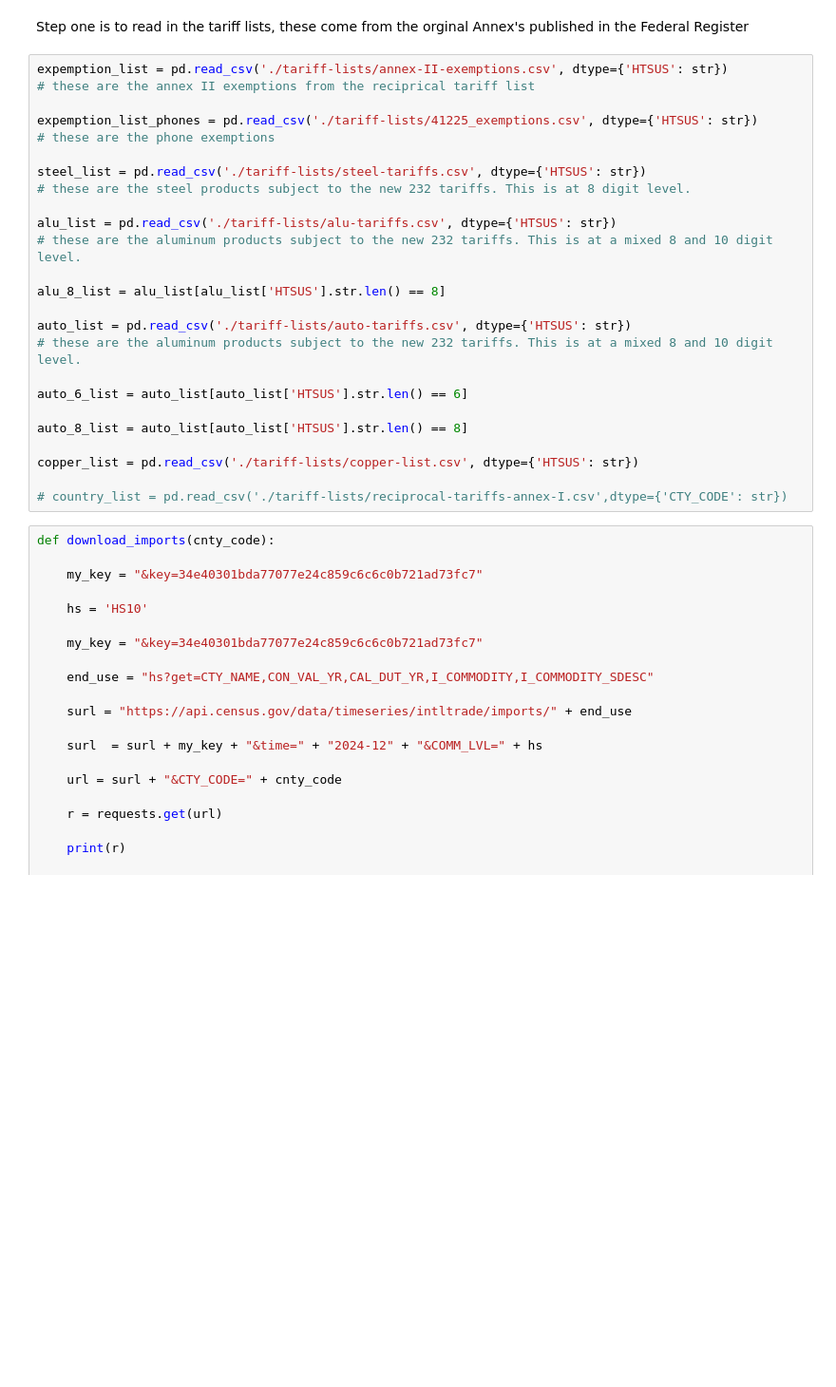
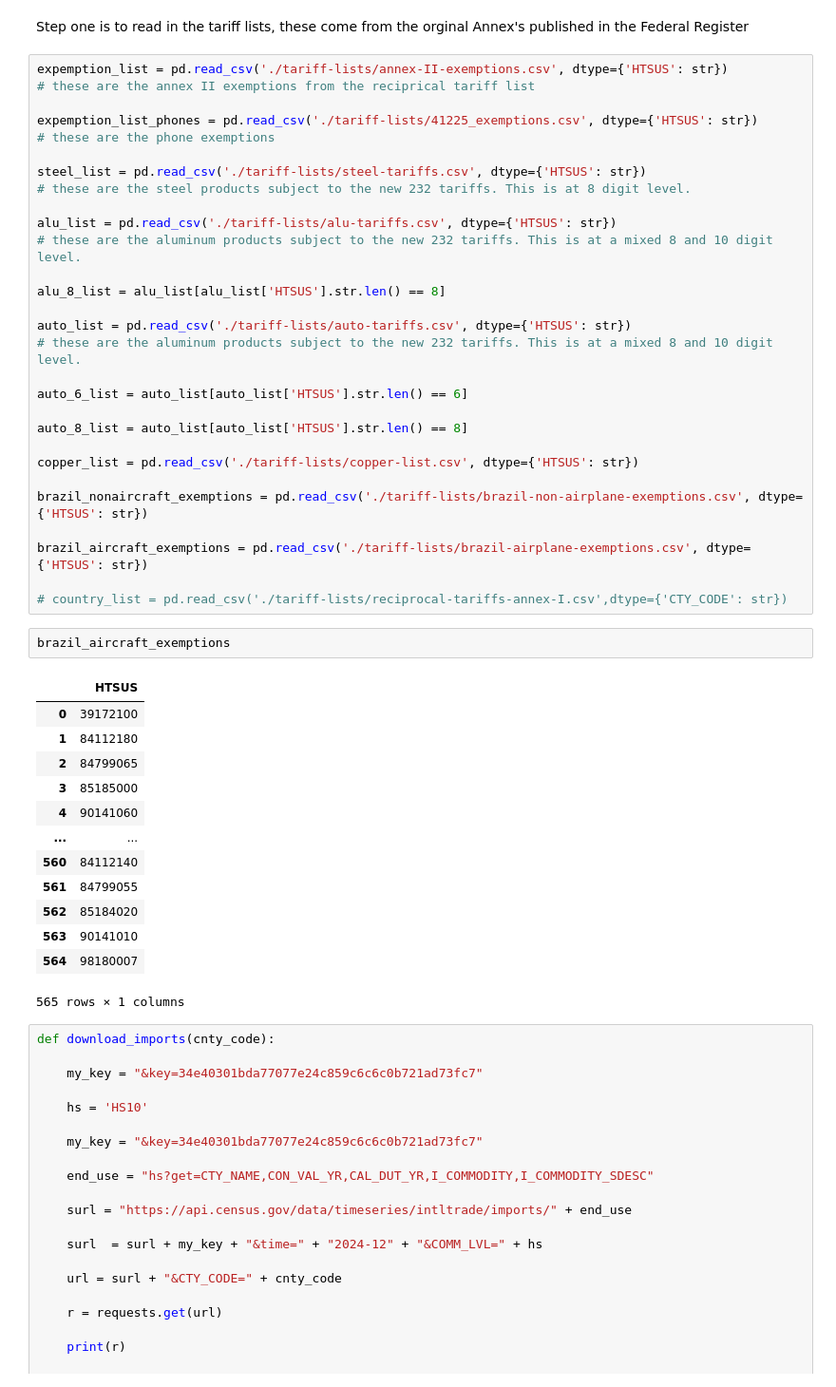
Before and after one commit to tradewartracker/trade-war-redux-2025, a Jupyter notebook: tariff-summary-time.ipynb, the cells around one changed output. Shown at 95% size. Cells and saved outputs as stored; diff of their text form; blank space fills up the shorter version.

```diff
--- a/tariff-summary-time.ipynb
+++ b/tariff-summary-time.ipynb
@@ -142,7 +142,27 @@ auto_8_list = auto_list[auto_list['HTSUS'].str.len() == 8]
 
 copper_list = pd.read_csv('./tariff-lists/copper-list.csv', dtype={'HTSUS': str})
 
+brazil_nonaircraft_exemptions = pd.read_csv('./tariff-lists/brazil-non-airplane-exemptions.csv', dtype={'HTSUS': str})
+
+brazil_aircraft_exemptions = pd.read_csv('./tariff-lists/brazil-airplane-exemptions.csv', dtype={'HTSUS': str})
+
 # country_list = pd.read_csv('./tariff-lists/reciprocal-tariffs-annex-I.csv',dtype={'CTY_CODE': str})
+# %%
+brazil_aircraft_exemptions
+# %% [output]
+|  | HTSUS |
+| 0 | 39172100 |
+| 1 | 84112180 |
+| 2 | 84799065 |
+| 3 | 85185000 |
+| 4 | 90141060 |
+| ... | ... |
+| 560 | 84112140 |
+| 561 | 84799055 |
+| 562 | 85184020 |
+| 563 | 90141010 |
+| 564 | 98180007 |
+565 rows × 1 columns
 # %%
 def download_imports(cnty_code):
 
```
Also changed, not shown: parts of 7 cells of this notebook, 5 other files.
